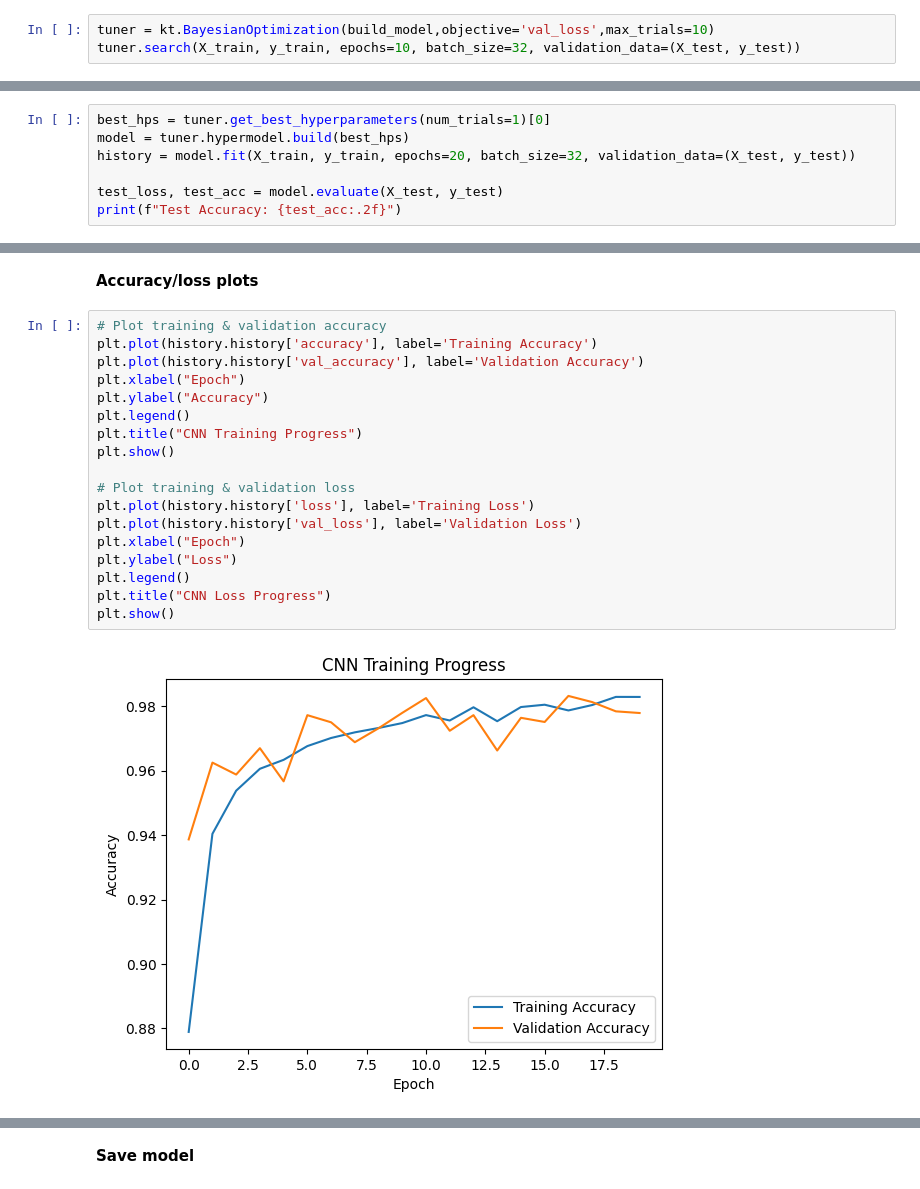
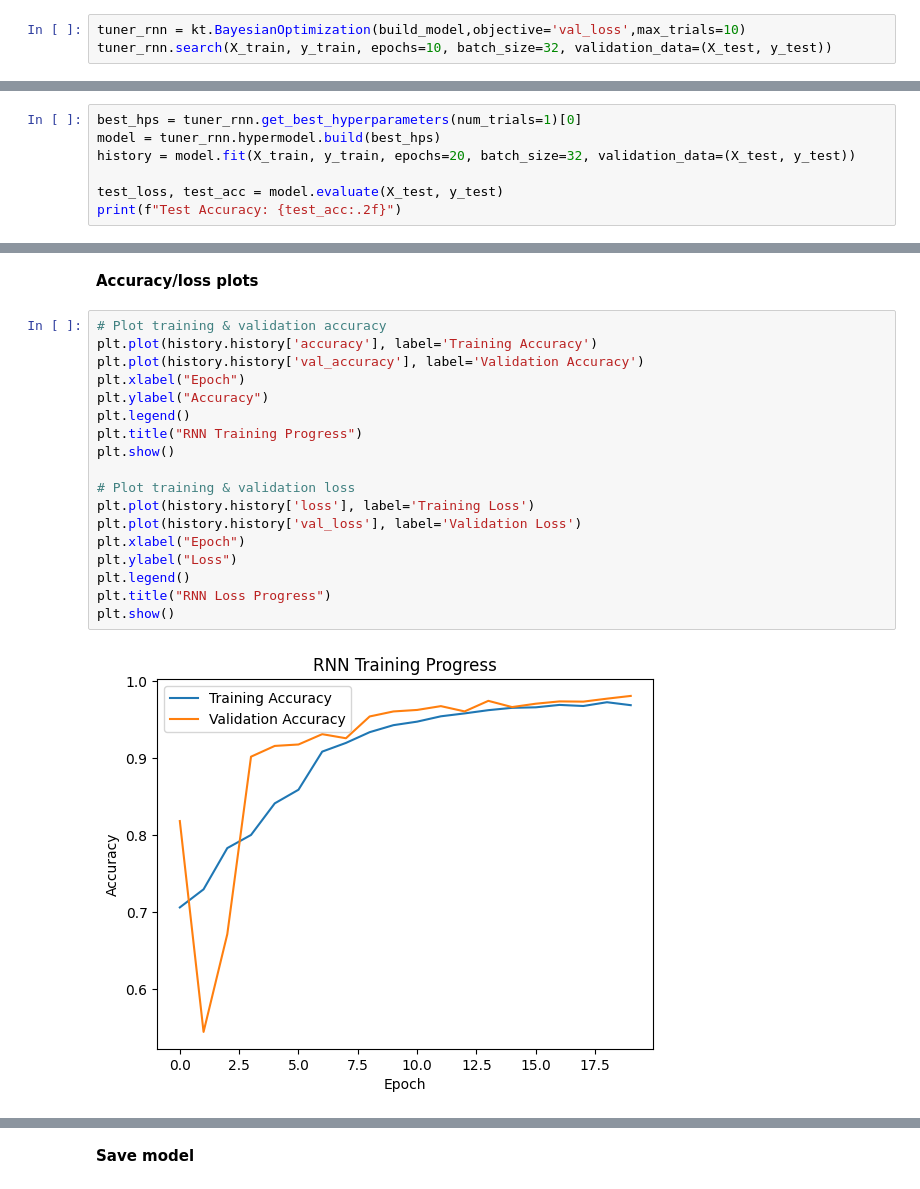
Before and after one commit to zzaid17/emg-processing, a Jupyter notebook: notebooks/rnn.ipynb, the cells around one changed output, grey strips where cells are left out. Saved outputs shown, nothing was run; the diff lists cells and outputs as text.

Commit message:
finish training rnn

```diff
--- a/notebooks/rnn.ipynb
+++ b/notebooks/rnn.ipynb
@@ -201,6 +201,6 @@ def build_model(hp):
 # %% [markdown]
 **Initialize and run tuner**
 # %%
-tuner = kt.BayesianOptimization(build_model,objective='val_loss',max_trials=10)
-tuner.search(X_train, y_train, epochs=10, batch_size=32, validation_data=(X_test, y_test))
+tuner_rnn = kt.BayesianOptimization(build_model,objective='val_loss',max_trials=10)
+tuner_rnn.search(X_train, y_train, epochs=10, batch_size=32, validation_data=(X_test, y_test))
 # %% [output]
@@ -225,8 +225,8 @@ Best Hyperparameters Set 5: {'filters': 32, 'kernel_size': 6, 'units': 192, 'dro
 # %% [markdown]
 **Train with best set of hyperparameters**
 # %%
-best_hps = tuner.get_best_hyperparameters(num_trials=1)[0]
-model = tuner.hypermodel.build(best_hps)
+best_hps = tuner_rnn.get_best_hyperparameters(num_trials=1)[0]
+model = tuner_rnn.hypermodel.build(best_hps)
 history = model.fit(X_train, y_train, epochs=20, batch_size=32, validation_data=(X_test, y_test))
 
 test_loss, test_acc = model.evaluate(X_test, y_test)
@@ -277,20 +275,20 @@ Test Accuracy: 0.98
 # %%
 # Plot training & validation accuracy
 plt.plot(history.history['accuracy'], label='Training Accuracy')
 plt.plot(history.history['val_accuracy'], label='Validation Accuracy')
 plt.xlabel("Epoch")
 plt.ylabel("Accuracy")
 plt.legend()
-plt.title("CNN Training Progress")
+plt.title("RNN Training Progress")
 plt.show()
 
 # Plot training & validation loss
 plt.plot(history.history['loss'], label='Training Loss')
 plt.plot(history.history['val_loss'], label='Validation Loss')
 plt.xlabel("Epoch")
 plt.ylabel("Loss")
 plt.legend()
-plt.title("CNN Loss Progress")
+plt.title("RNN Loss Progress")
 plt.show()
 # %% [output]
-[figure, old version]
+[figure, new version]
```
Also changed, not shown: parts of 8 cells of this notebook, 1 other file.
